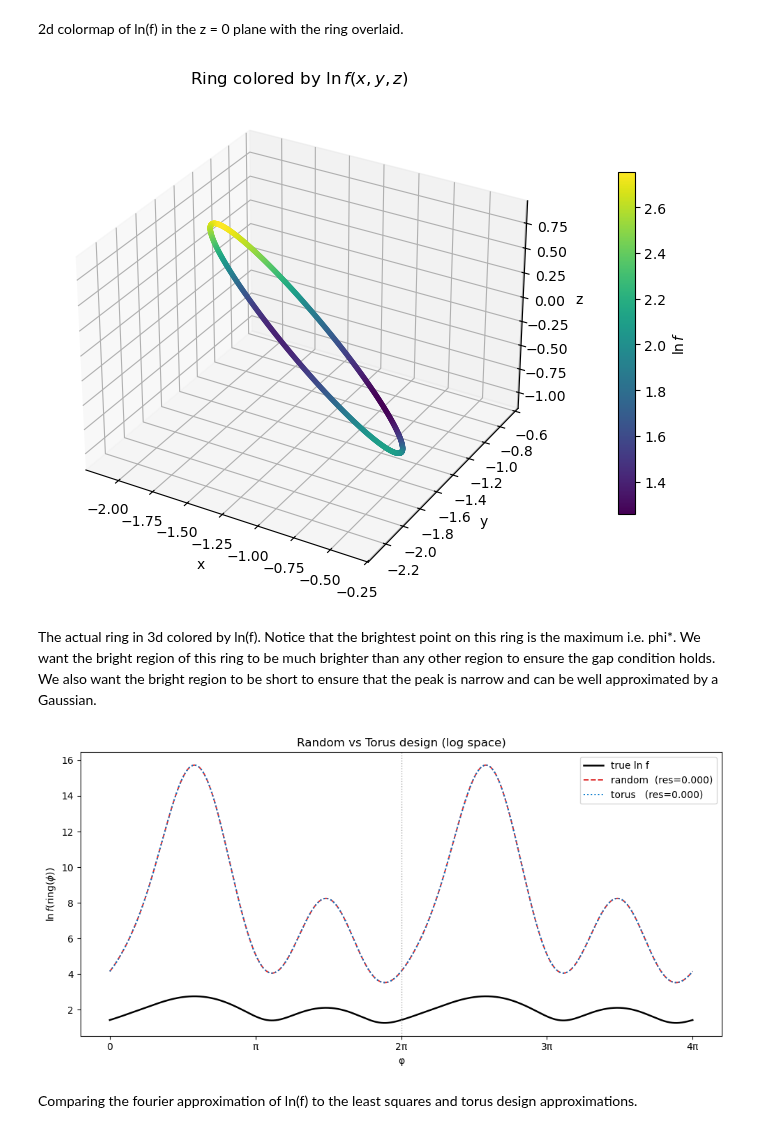
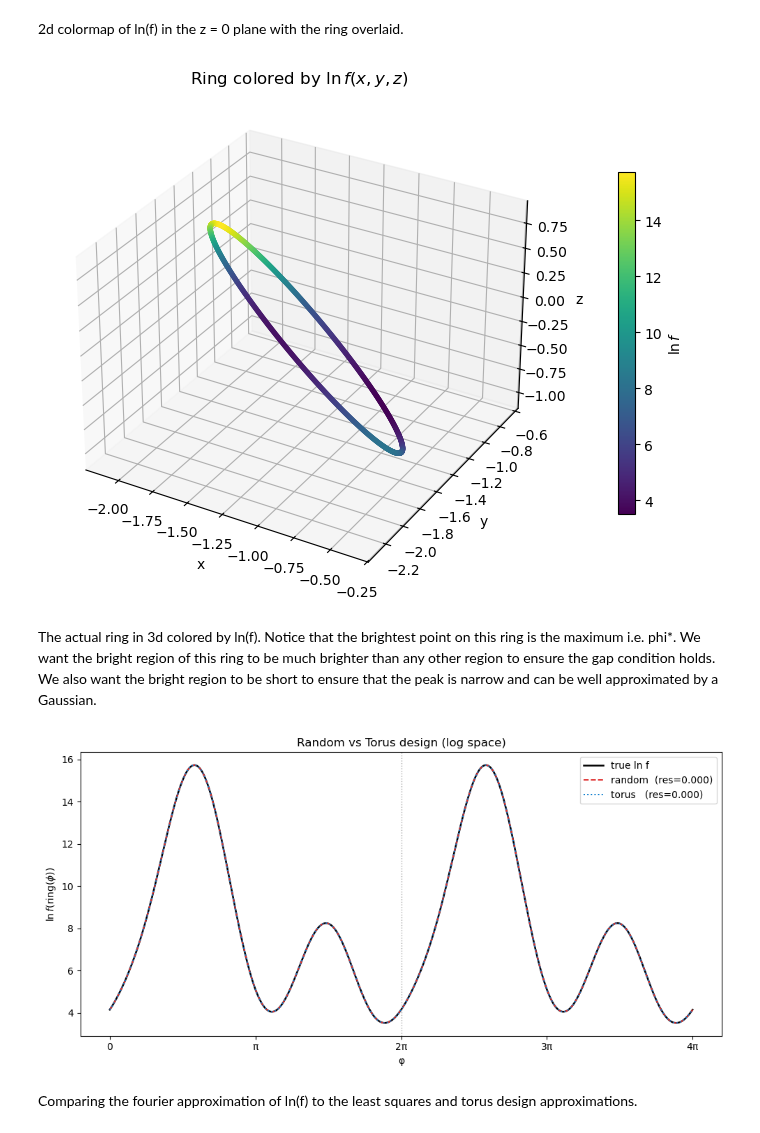
Before and after one commit to Erin-Shu/GAEL, a Jupyter notebook: Least_Squares_Example2.ipynb, the cells around one changed output. Drawn from its saved outputs; the diff is of its cells as text; code cells hidden in the pictures.

```diff
--- a/Least_Squares_Example2.ipynb
+++ b/Least_Squares_Example2.ipynb
@@ -172,7 +173,7 @@ plt.show()
 # 3D ring, colored by ln f
 phi_ring = np.linspace(0, 2*np.pi, 800, endpoint=False)
 pts      = ring_points(center, u, v, radius, phi_ring)
-f_vals   = np.log(f_inner(pts[:, 0], pts[:, 1], pts[:, 2]))
+f_vals   = f_inner(pts[:, 0], pts[:, 1], pts[:, 2])
 
 fig = plt.figure(figsize=(7, 6))
 ax  = fig.add_subplot(111, projection="3d")
@@ -186,32 +187,32 @@ ax.set(title=r"Ring colored by $\ln f(x,y,z)$", xlabel="x", ylabel="y", zlabel="
 plt.tight_layout()
 plt.show()
 # %% [output]
-[figure, old version]
+[figure, new version]
 # %% [markdown]
 The actual ring in 3d colored by ln(f). Notice that the brightest point on this ring is the maximum i.e. phi*. We want the bright region of this ring to be much brighter than any other region to ensure the gap condition holds. We also want the bright region to be short to ensure that the peak is narrow and can be well approximated by a Gaussian.
 # %%
 # Fourier approximation of ln f
 residual_norm_torus = np.linalg.norm(eval_fourier(phi_torus, a_torus, M) - y_torus)
 phi_dense = np.linspace(0, 4*np.pi, 2000)
-y_true = np.array([np.log(f_inner(*ring_points(center, u, v, radius, [p])[0]))
+y_true = np.array([f_inner(*ring_points(center, u, v, radius, [p])[0])
                     for p in phi_dense])
 y_rand_approx  = eval_fourier(phi_dense, x_hat_rand, M)
 y_torus_approx = eval_fourier(phi_dense, a_torus, M)
 
 fig, ax = plt.subplots(figsize=(10, 5))
 ax.plot(phi_dense, y_true,         color="black",   lw=1.8, label="true ln f")
 ax.plot(phi_dense, y_rand_approx,  color="#e03030", lw=1.4, linestyle="--",
         label=f"random  (res={residual_norm_rand:.3f})")
 ax.plot(phi_dense, y_torus_approx, color="#0077cc", lw=1.4, linestyle=":",
         label=f"torus   (res={residual_norm_torus:.3f})")
 ax.axvline(2*np.pi, color="#aaaaaa", lw=1.0, linestyle=":")
 ax.set_xticks([0, np.pi, 2*np.pi, 3*np.pi, 4*np.pi])
 ax.set_xticklabels(["0", "π", "2π", "3π", "4π"])
 ax.set(xlabel="φ", ylabel=r"$\ln f(\mathrm{ring}(\phi))$", title="Random vs Torus design (log space)")
 ax.legend()
 plt.tight_layout()
 plt.show()
 # %% [output]
-[figure, old version]
+[figure, new version]
 # %% [markdown]
 Comparing the fourier approximation of ln(f) to the least squares and torus design approximations.
```
Also changed, not shown: parts of 3 cells of this notebook, 1 other file.
